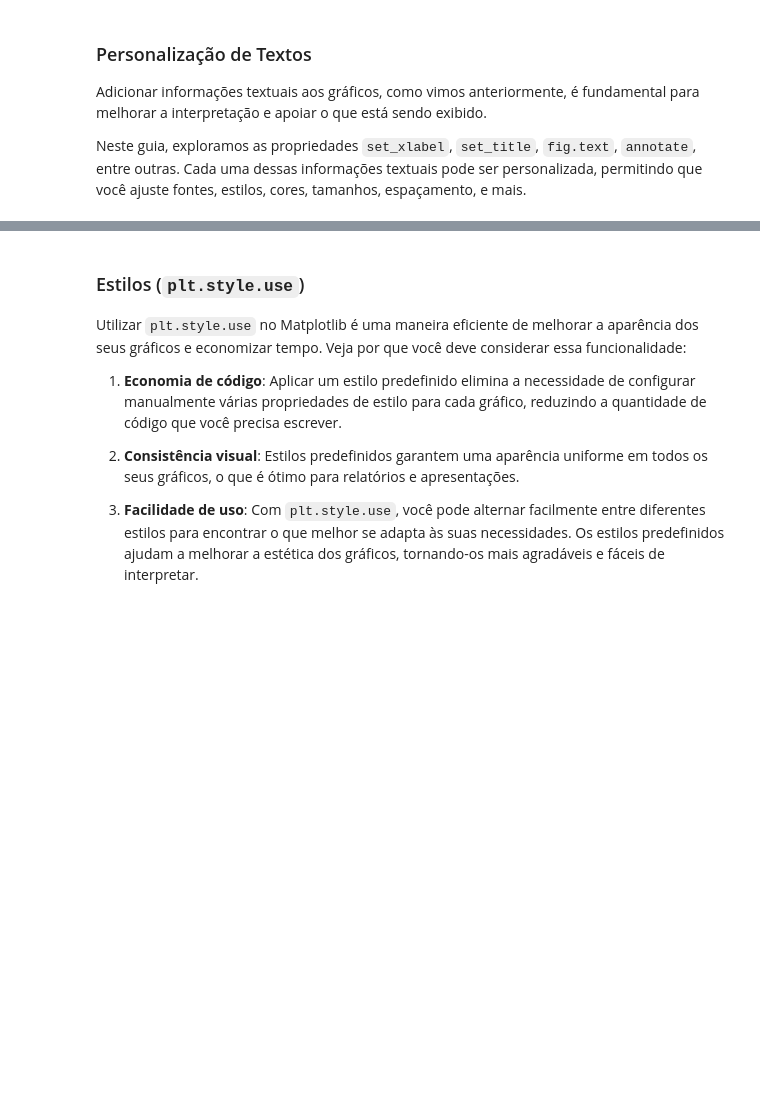
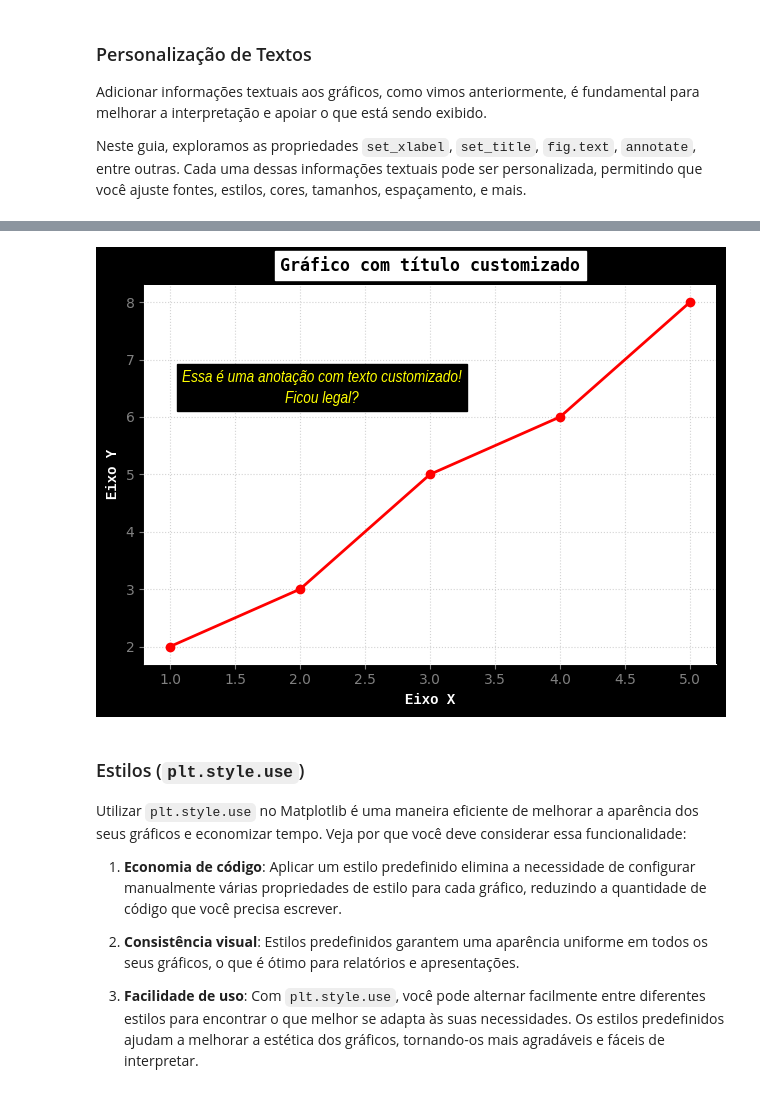
Before and after one commit to SimoesLeticia/Data-Visualization-Tutorial, a Jupyter notebook: MATPLOTLIB.ipynb, the cells around one changed output, grey strips where cells are left out. Cells and saved outputs as stored; diff of their text form; code cells hidden in the pictures; blank space fills up the shorter version.

Commit message:
Adicionando guia Matplotlib

```diff
--- a/MATPLOTLIB (1).ipynb
+++ b/MATPLOTLIB.ipynb
@@ -1287,3 +1199,82 @@ plt.show()
+# %%
+# Definindo os dados
+x = [1, 2, 3, 4, 5]
+y = [2, 3, 5, 6, 8]
+
+# Criando uma nova figura e um eixo
+fig, ax = plt.subplots()
+
+# Configurando a cor de fundo da figura e do eixo
+fig.patch.set_facecolor("black")
+
+# Plotando os dados
+ax.plot(
+    x, y, marker="o", color="red", linewidth=2,
+)  # color: cor da linha, linewidth: espessura da linha
+
+# Adicionando uma grade
+ax.grid(
+    color="lightgray", linestyle=":"
+)  # color: cor da grade, linestyle: estilo da linha da grade
+
+# Configurando os rótulos dos eixos
+ax.set_xlabel(
+    "Eixo X",
+    fontsize=10,  # tamanho da fonte
+    color="white",  # cor do texto
+    fontname="Liberation Mono",  # nome da fonte
+    fontweight="bold",  # peso da fonte (negrito)
+)
+
+ax.set_ylabel(
+    "Eixo Y",
+    fontsize=10,  # tamanho da fonte
+    color="white",  # cor do texto
+    fontname="Liberation Mono",  # nome da fonte
+    fontweight="bold",  # peso da fonte (negrito)
+)
+
+# Configurando as cores das bordas
+ax.spines["bottom"].set_color("white")  # cor da borda inferior
+ax.spines["left"].set_color("white")  # cor da borda esquerda
+ax.spines["right"].set_visible(False)  # esconder a borda direita
+ax.spines["top"].set_visible(False)  # esconder a borda superior
+
+# Configurando as cores dos ticks dos eixos
+ax.tick_params(axis="x", colors="gray")  # cor dos ticks do eixo X
+ax.tick_params(axis="y", colors="gray")  # cor dos ticks do eixo Y
+
+# Adicionando um título ao gráfico
+ax.set_title(
+    "Gráfico com título customizado",
+    backgroundcolor="white",  # cor de fundo do título
+    fontfamily="monospace",  # família da fonte
+    fontweight="bold",  # peso da fonte (negrito)
+    fontsize=12,  # tamanho da fonte
+    pad=10,  # espaçamento entre o título e o gráfico
+)
+
+# Adicionando uma anotação à figura
+fig.text(
+    0.361,
+    0.665,
+    "Essa é uma anotação com texto customizado!\nFicou legal?",
+    ha="center",  # alinhamento horizontal do texto
+    color="yellow",  # cor do texto
+    fontname="Liberation Sans Narrow",  # nome da fonte
+    fontsize=12,  # tamanho da fonte
+    fontstyle="italic",  # estilo da fonte (itálico)
+    linespacing=1.5,  # espaçamento entre as linhas
+    backgroundcolor="black",  # cor de fundo do texto
+)
+
+# Ajustando o layout
+fig.tight_layout()
+
+# Exibindo o gráfico
+plt.show()
+# %% [output]
+[figure, added]
 # %% [markdown]
 ### Estilos (`plt.style.use`)
 
```
Also changed, not shown: parts of 9 cells of this notebook.
